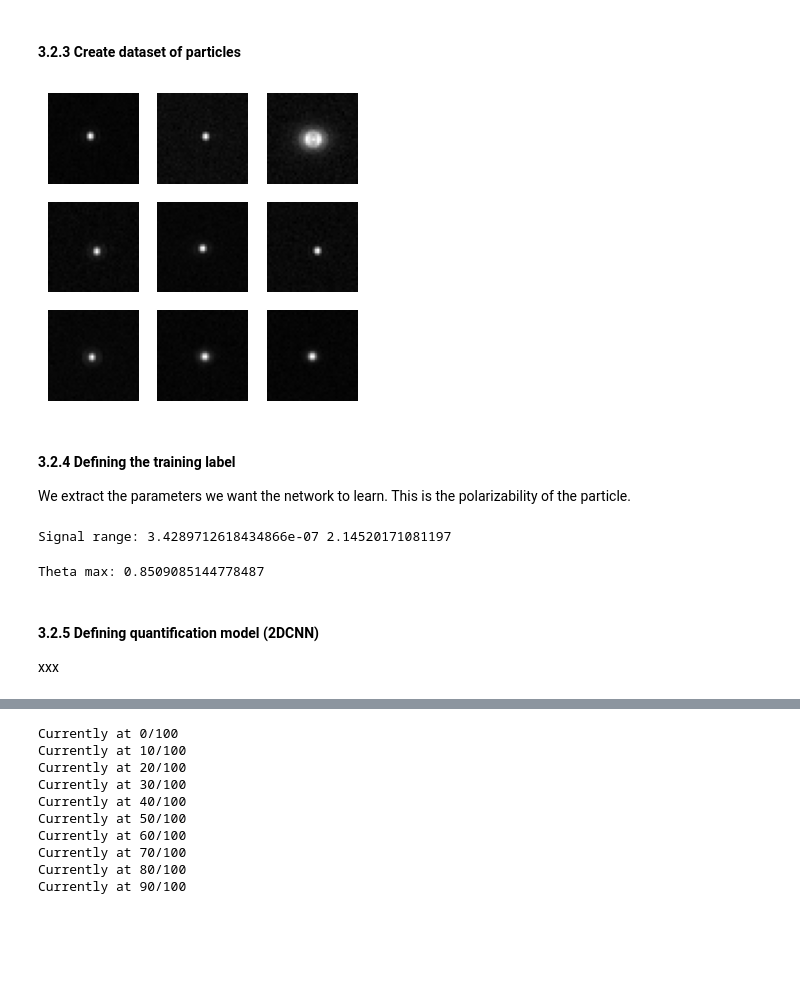
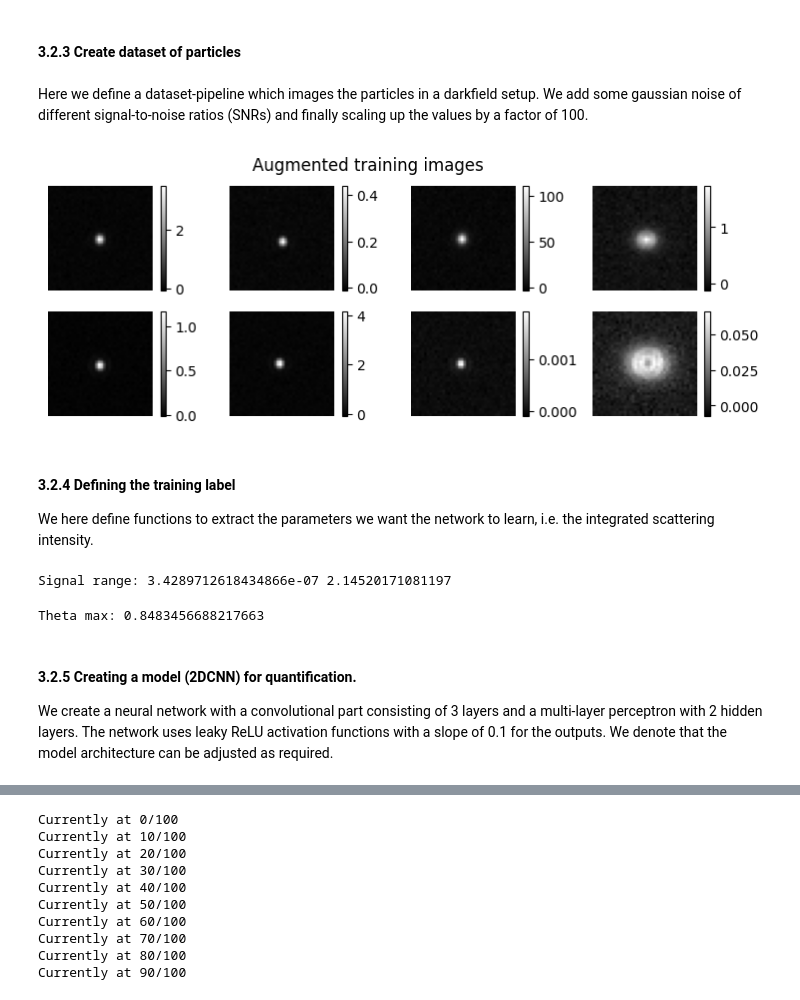
Before and after one commit to softmatterlab/OpticalCharacterizationNanoparticles, a Jupyter notebook: example_analysis/Darkfield_analysis.ipynb, the cells around one changed output, grey strips where cells are left out. Cells and saved outputs as stored; diff of their text form; code cells hidden in the pictures; blank space fills up the shorter version.

```diff
--- a/example_analysis/Darkfield_analysis.ipynb
+++ b/example_analysis/Darkfield_analysis.ipynb
@@ -142,7 +142,8 @@ crop_x0s = crop_x0s[valid_mask]
 crop_y0s = crop_y0s[valid_mask]
 
 # Extract valid crops
-crops = np.array([data[crop_x0:crop_x0 + crop_size, crop_y0:crop_y0 + crop_size, :] for crop_x0, crop_y0 in zip(crop_x0s, crop_y0s)])
+crops = np.array([data[crop_x0:crop_x0 + crop_size, crop_y0:crop_y0 + crop_size, :]
+                  for crop_x0, crop_y0 in zip(crop_x0s, crop_y0s)])
 
 if downsample:
     crops = skimage.measure.block_reduce(crops, (1, 2, 2, 1))
@@ -171,6 +172,6 @@ crop_positions = [(0, 2), (0, 3), (1, 2), (1, 3)]
 for i, (x, y) in enumerate(crop_positions):
     ax = fig.add_subplot(gs[x, y])
     ax.imshow(crops[i][..., 0], cmap="gray")
-    ax.set_title(f"Particle {i+1}")
+    ax.set_title(f"Particle {i+1}", fontsize=10)
 plt.show()
 # %% [output]
@@ -372,6 +384,8 @@ particle = dt.MieSphere(
 )
 # %% [markdown]
 #### 3.2.3 Create dataset of particles
+# %% [markdown]
+Here we define a dataset-pipeline which images the particles in a darkfield setup. We add some gaussian noise of different signal-to-noise ratios (SNRs) and finally scaling up the values by a factor of 100.
 # %%
 def add_noise(snr=10):
     """
@@ -396,29 +409,29 @@ noise_snr = dt.Lambda(add_noise, snr=lambda: np.random.uniform(1, 10))
 # %%
 dataset = optics(particle >> dt.Gaussian(sigma=1e-5)) >> noise_snr >> dt.Multiply(100)
 # %%
-#3x3 grid of augmented images
-plt.figure(figsize=(4, 4))
-for i in range(9):
-    plt.subplot(3, 3, i+1)
-    img = dataset.update().resolve()
-    plt.imshow(img[...,0], cmap="gray")
-    plt.axis('off')
+plt.figure(figsize=(9, 3))
+plt.suptitle("Augmented training images")
+for i in range(8):
+    plt.subplot(2, 4, i+1)
+    plt.imshow(dataset.update().resolve()[...,0], cmap="gray")
+    plt.colorbar()
+    plt.axis("off")
 # %% [output]
-[figure, old version]
+[figure, new version]
 # %% [markdown]
 #### 3.2.4 Defining the training label
 
-We extract the parameters we want the network to learn. This is the polarizability of the particle.
+We here define functions to extract the parameters we want the network to learn, i.e. the integrated scattering intensity.
 # %%
 MIN, MAX = hp.darkfield_intensity_range(RADIUS_RANGE, REFRACTIVE_INDEX_RANGE)
 print("Signal range:", MIN, MAX)
 # %% [output]
 Signal range: 3.4289712618434866e-07 2.14520171081197
 # %%
-theta_max = np.arcsin(NA / 1.33)
+theta_max = np.arcsin(NA / 1.333) #Maximum angle for the darkfield illumination. Can be calculated using the numerical aperture (NA) and the refractive index of the medium (1.333).
 print("Theta max:", theta_max)
 # %% [output]
-Theta max: 0.8509085144778487
+Theta max: 0.8483456688217663
 # %%
 def get_darkfield_signal(radius, refractive_index, wavelength=WAVELENGTH, nm=1.333, factor=1, theta_max=theta_max):
     """
@@ -438,6 +451,7 @@ def get_darkfield_signal(radius, refractive_index, wavelength=WAVELENGTH, nm=1.3
     signal = hp.darkfield_intensity(radius*1e6, refractive_index, wavelength=wavelength*1e6, nm=nm, theta_max=theta_max) / (MAX*factor)
     return np.expand_dims(signal, -1)
 # %% [markdown]
-#### 3.2.5 Defining quantification model (2DCNN)
-xxx
+#### 3.2.5 Creating a model (2DCNN) for quantification.
+
+We create a neural network with a convolutional part consisting of 3 layers and a multi-layer perceptron with 2 hidden layers. The network uses leaky ReLU activation functions with a slope of 0.1 for the outputs. We denote that the model architecture can be adjusted as required.
 # %%
```
Also changed, not shown: parts of 36 cells of this notebook, 1 other file.
